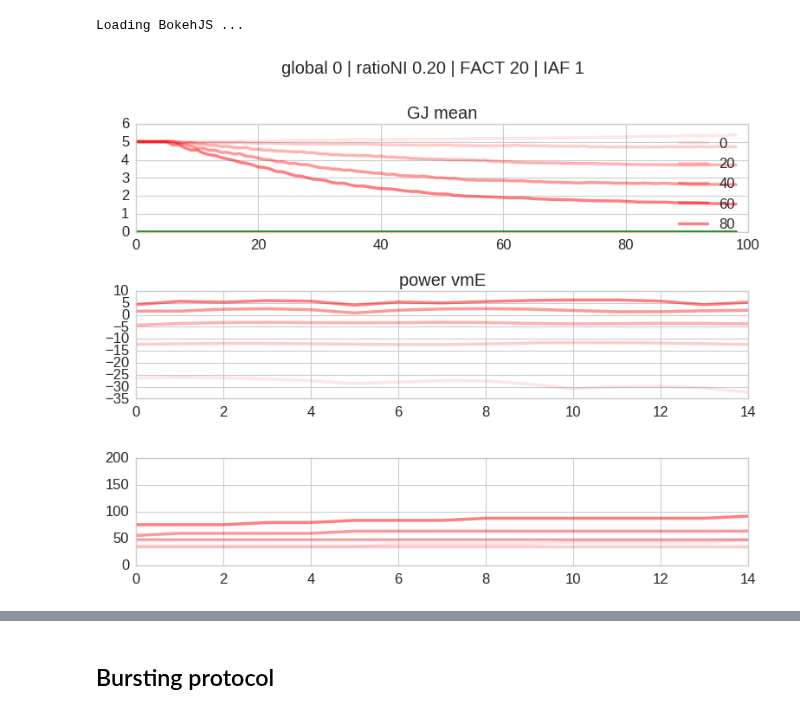
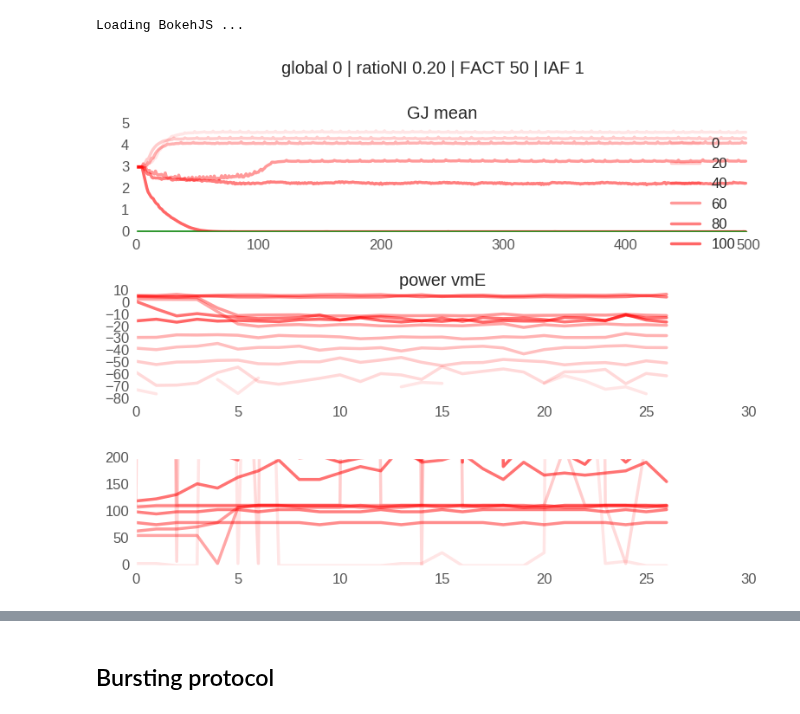
Before and after one commit to gpernelle/cortex, a Jupyter notebook: notebooks/paperSync-figure2.ipynb, the cells around one changed output, grey strips where cells are left out. Cells and saved outputs as stored; diff of their text form; code cells hidden in the pictures.

```diff
--- a/notebooks/paperSync-figure2.ipynb
+++ b/notebooks/paperSync-figure2.ipynb
@@ -82,8 +82,8 @@ def genPath(path, g,N,T, nu,ratio, WEE, WEI, WIE, WII, FACT, rNI, k, IAF, inE):
     return fpath
 
 
-g = 5
-ratio = 3
+g = 3
+ratio = 10
 rNI=0.2
 gGap=0
 fast = 0
@@ -93,21 +93,21 @@ if fast:
     T=10000
 else:
     N=1000
-    T=10000
-FACT = 20
+    T=50000
+FACT = 50
 WEE = 1000
 WEI = 1000
 WII = -1000
-WIE = -3000
+WIE = -2000
 kmult = 4
 inE = 100
 
-path = '../data/GetGammaSteadyState/GetSteadyState250mean'
+path = '../data/GetGammaSteadyState/GetSteadyState300mean'
 c=['red', 'blue', 'black']
 f(8,6)
 ax = plt.subplot(311)
-for nu in np.arange(0,100,20):
-    for k,g in enumerate([5]):
+for nu in np.arange(0,101,20):
+    for k,g in enumerate([g]):
         filepath = genPath(path, g,N,T, nu,ratio, WEE, WEI, WIE, WII, FACT, rNI, kmult, IAF, inE)
         try:
             a = np.load(filepath)
@@ -123,36 +123,36 @@ for nu in np.arange(0,100,20):
 # f(8,3)
 ax = plt.subplot(312)
 ax2 = plt.subplot(313)
 nb = 30
 l = 5000
-for nu in np.arange(0,100,20):
-    for k,g in enumerate([5]):
+for nu in np.arange(0,101,10):
+    for k,g in enumerate([3]):
         filepath = genPath(path, g,N,T, nu,ratio, WEE, WEI, WIE, WII, FACT, rNI, kmult, IAF, inE)
         try:
             a = np.load(filepath)['vvmE']
 
             L = len(a)
             step = L/nb
             p=[]
             freq=[]
             for i in range(nb-1):
                 s = i*step
                 e = i*step + l
                 if e<L:
                     p.append(fourier(a[s:e])[1])
                     freq.append(fourier(a[s:e])[0])
             ax.plot(p, c=c[k],alpha=(nu+20)/200)
             ax2.plot(freq, c=c[k],alpha=(nu+20)/200)
             ax2.set_ylim([0,200])
         except:
             print('can\'t open %s'%filepath)
     ax.set_title('power vmE')
 
 plt.suptitle('global %d | ratioNI %.2f | FACT %d | IAF %d'%(gGap,rNI,FACT, IAF ),y=1.05)
 plt.tight_layout()
 plt.savefig(DIRECTORY + 'weight_evol-tauv-15_g-%d_N-%d_T-%d_ratio-%.2f_WEE-%d_WEI-%d_WIE-%d_WII-%d_FACT-%d_rNI-%.2f_k-%d_IAF-%d_inE-%d.pdf'%(g,N,T,ratio, WEE, WEI, WIE, WII, FACT, rNI, kmult, IAF, inE), bbox_inches='tight')
 # %% [output]
-[figure, old version]
+[figure, new version]
 # %%
 df = pd.DataFrame(columns=('nu', 'g', 'T', 'N', 'f', 'p', 'burst', 'spike', 'ratio'
                           ) )
```
Also changed, not shown: parts of 3 cells of this notebook, 22 other files.
